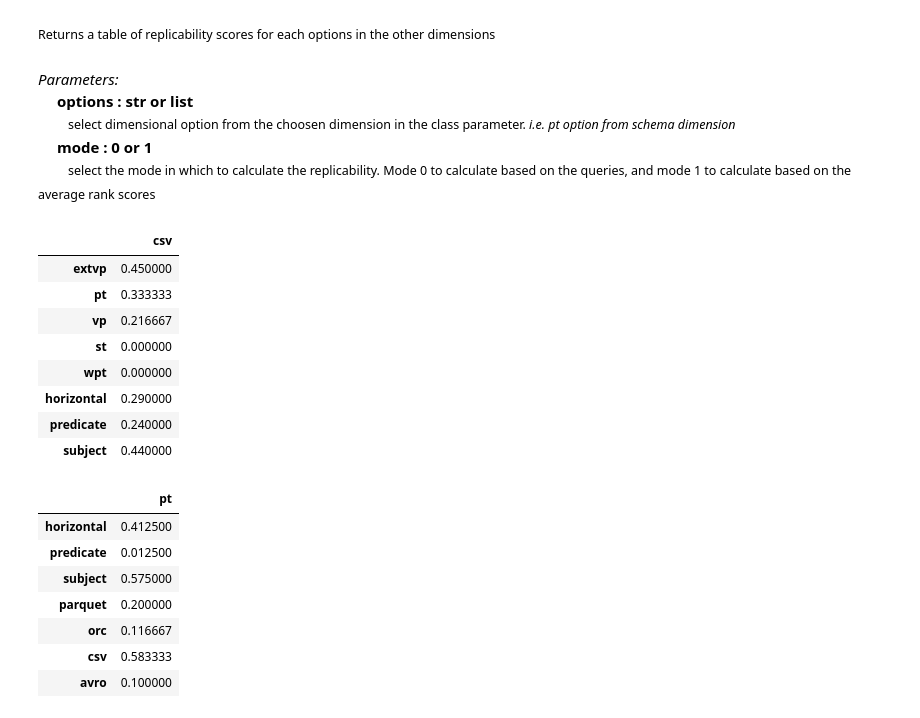
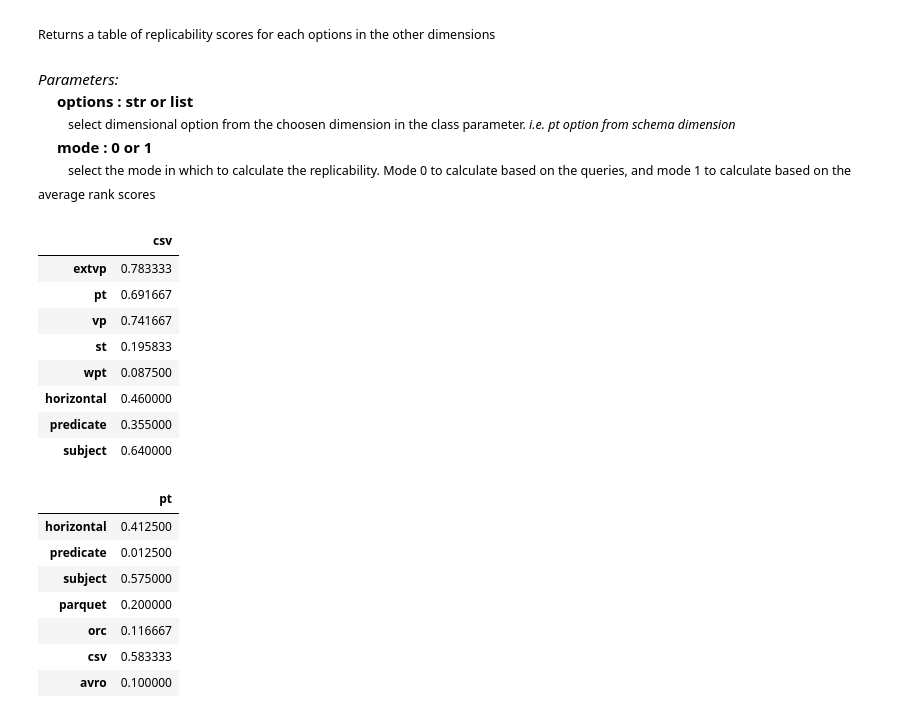
Before and after one commit to DataSystemsGroupUT/PAPyA, a Jupyter notebook: UI Module/BenchRanker.ipynb, the cells around one changed output. Saved outputs shown, nothing was run; the diff lists cells and outputs as text; code cells hidden in the pictures.

```diff
--- a/UI Module/BenchRanker.ipynb
+++ b/UI Module/BenchRanker.ipynb
@@ -201,17 +223,17 @@ schemaSDRank_100M.calculateRank('predicate', 'csv', [3,4,5])
 &emsp;&emsp;<small>select the mode in which to calculate the replicability. Mode 0 to calculate based on the queries, and mode 1 to calculate based on the average rank scores<br>
 # %%
 # mode 0, replicability on query ; mode 1, replicability on average
-from Rank import SDRank
-SDRank('settings_watdiv.yaml', 'log_watdiv', '100M', 'storage').replicability(options = 'csv', mode = 0)
+from PAPyA.Rank import SDRank
+SDRank('settings_watdiv.yaml', 'log_watdiv', '100M', 'storage').replicability(options = 'csv', mode = 1)
 # %% [output]
 |  | csv |
-| extvp | 0.450000 |
-| pt | 0.333333 |
-| vp | 0.216667 |
-| st | 0.000000 |
-| wpt | 0.000000 |
-| horizontal | 0.290000 |
-| predicate | 0.240000 |
-| subject | 0.440000 |
+| extvp | 0.783333 |
+| pt | 0.691667 |
+| vp | 0.741667 |
+| st | 0.195833 |
+| wpt | 0.087500 |
+| horizontal | 0.460000 |
+| predicate | 0.355000 |
+| subject | 0.640000 |
 # %%
 # mode 0, replicability on query ; mode 1, replicability on average
```
Also changed, not shown: parts of 19 cells of this notebook, 25 other files.
